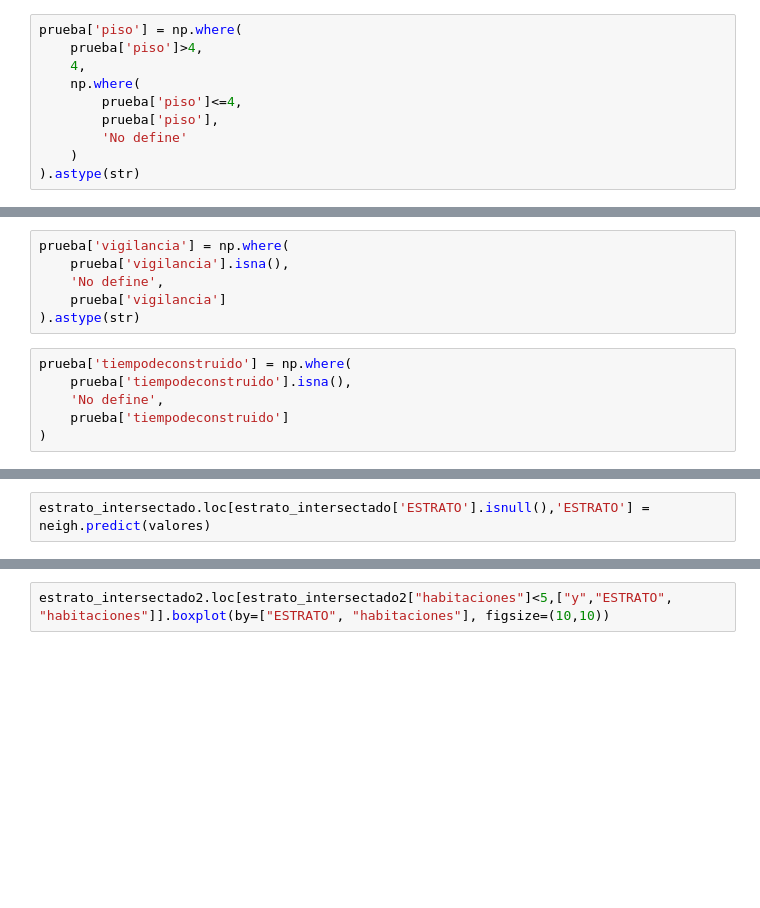
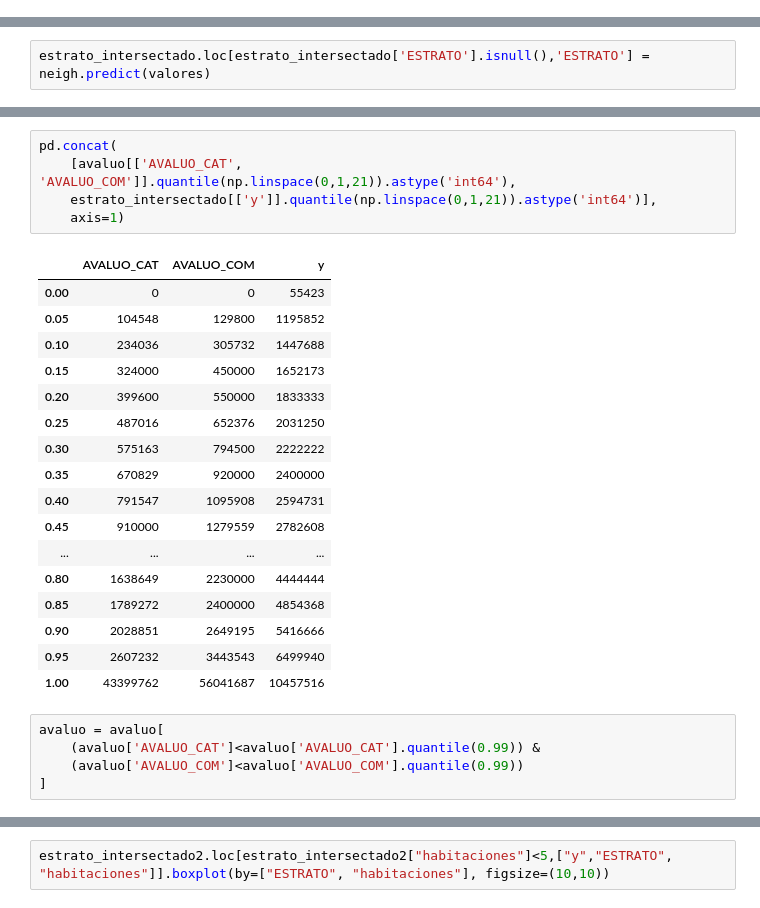
Before and after one commit to 2e-16/El_Algorirmo_Es_Correcto, a Jupyter notebook: el_algoritmo_es_correcto.ipynb, the cells around one changed output, grey strips where cells are left out. Cells and saved outputs as stored; diff of their text form; blank space fills up the shorter version.

```diff
--- a/el_algoritmo_es_correcto.ipynb
+++ b/el_algoritmo_es_correcto.ipynb
@@ -103,13 +156,3 @@ prueba['deposito'] = np.where(
         'No define'
     )
 )
-# %%
-prueba['piso'] = np.where(
-    prueba['piso']>4,
-    4,
-    np.where(
-        prueba['piso']<=4,
-        prueba['piso'],
-        'No define'
-    )
-).astype(str)
@@ -125,18 +172,6 @@ prueba['zonalavanderia'] = np.where(
     'No define',
     1
 ).astype(str)
-# %%
-prueba['vigilancia'] = np.where(
-    prueba['vigilancia'].isna(),
-    'No define',
-    prueba['vigilancia']
-).astype(str)
-# %%
-prueba['tiempodeconstruido'] = np.where(
-    prueba['tiempodeconstruido'].isna(),
-    'No define',
-    prueba['tiempodeconstruido']
-)
 # %%
 columnas_valor0 = [
     'balcon', 'banoservicio', 'cuartoservicio', 'estudio', 'halldealcobas',
@@ -239,0 +365,28 @@ estrato_intersectado.columns
+# %%
+pd.concat(
+    [avaluo[['AVALUO_CAT', 'AVALUO_COM']].quantile(np.linspace(0,1,21)).astype('int64'),
+    estrato_intersectado[['y']].quantile(np.linspace(0,1,21)).astype('int64')],
+    axis=1)
+# %% [output]
+|  | AVALUO_CAT | AVALUO_COM | y |
+| 0.00 | 0 | 0 | 55423 |
+| 0.05 | 104548 | 129800 | 1195852 |
+| 0.10 | 234036 | 305732 | 1447688 |
+| 0.15 | 324000 | 450000 | 1652173 |
+| 0.20 | 399600 | 550000 | 1833333 |
+| 0.25 | 487016 | 652376 | 2031250 |
+| 0.30 | 575163 | 794500 | 2222222 |
+| 0.35 | 670829 | 920000 | 2400000 |
+| 0.40 | 791547 | 1095908 | 2594731 |
+| 0.45 | 910000 | 1279559 | 2782608 |
+| ... | ... | ... | ... |
+| 0.80 | 1638649 | 2230000 | 4444444 |
+| 0.85 | 1789272 | 2400000 | 4854368 |
+| 0.90 | 2028851 | 2649195 | 5416666 |
+| 0.95 | 2607232 | 3443543 | 6499940 |
+| 1.00 | 43399762 | 56041687 | 10457516 |
+# %%
+avaluo = avaluo[
+    (avaluo['AVALUO_CAT']<avaluo['AVALUO_CAT'].quantile(0.99)) &
+    (avaluo['AVALUO_COM']<avaluo['AVALUO_COM'].quantile(0.99))
+]
```
Also changed, not shown: parts of 56 cells of this notebook.
